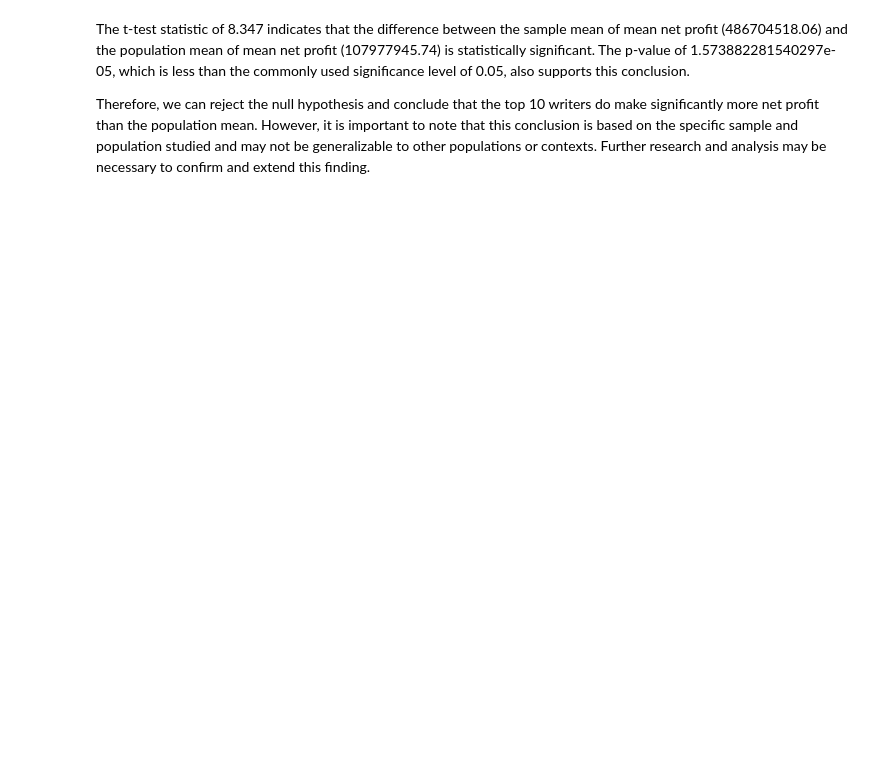
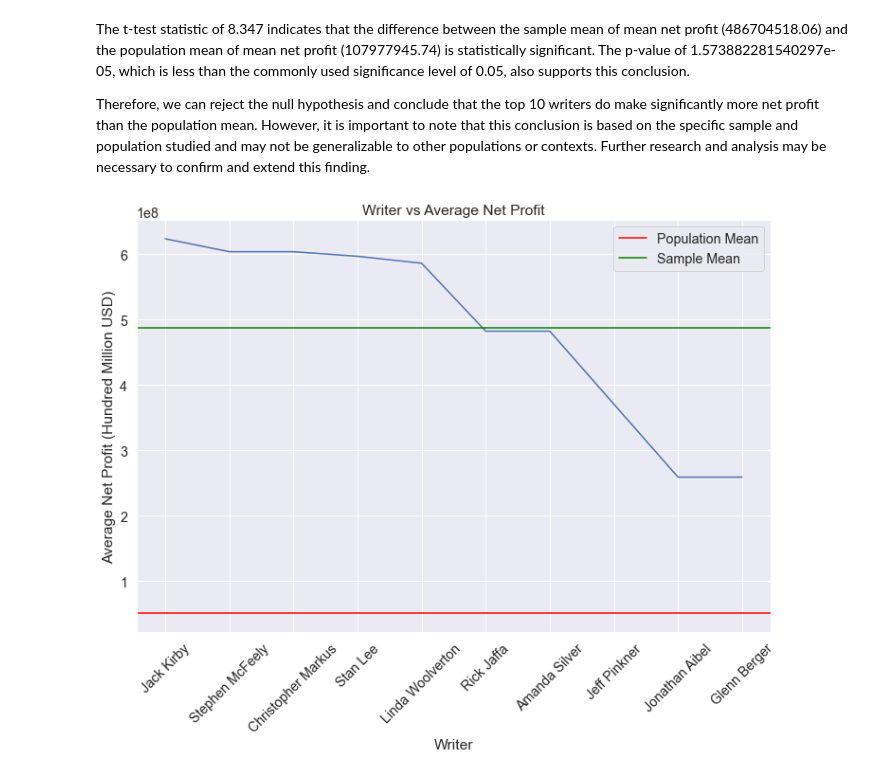
Before and after one commit to rolandrao/capstone-repo, a Jupyter notebook: report_notebook.ipynb, the cells around one changed output. Saved outputs shown, nothing was run; the diff lists cells and outputs as text; code cells hidden in the pictures; blank space fills up the shorter version.

```diff
--- a/report_notebook.ipynb
+++ b/report_notebook.ipynb
@@ -365,3 +355,16 @@ NameError: name 'math' is not defined
 The t-test statistic of 8.347 indicates that the difference between the sample mean of mean net profit (486704518.06) and the population mean of mean net profit (107977945.74) is statistically significant. The p-value of 1.573882281540297e-05, which is less than the commonly used significance level of 0.05, also supports this conclusion.
 
 Therefore, we can reject the null hypothesis and conclude that the top 10 writers do make significantly more net profit than the population mean. However, it is important to note that this conclusion is based on the specific sample and population studied and may not be generalizable to other populations or contexts. Further research and analysis may be necessary to confirm and extend this finding.
+# %%
+sns.set(rc={
+    'figure.figsize':(12,8)
+})
+sns.set(font_scale=1.3)
+writer_plot = sns.lineplot(data=writer_AGG, x='writer', y='mean_net_profit')
+writer_plot.set(xlabel='Writer', ylabel='Average Net Profit (Hundred Million USD)', title= 'Writer vs Average Net Profit')
+writer_plot.set_xticklabels(labels=writer_AGG.writer, rotation=45);
+writer_plot.axhline(y=population_mean, color='red', label='Population Mean')
+writer_plot.axhline(y=writer_AGG.mean_net_profit.mean(), color='green', label='Sample Mean')
+writer_plot.legend()
+# %% [output]
+[figure, added]
```
Also changed, not shown: parts of 17 cells of this notebook, 5 other files.
